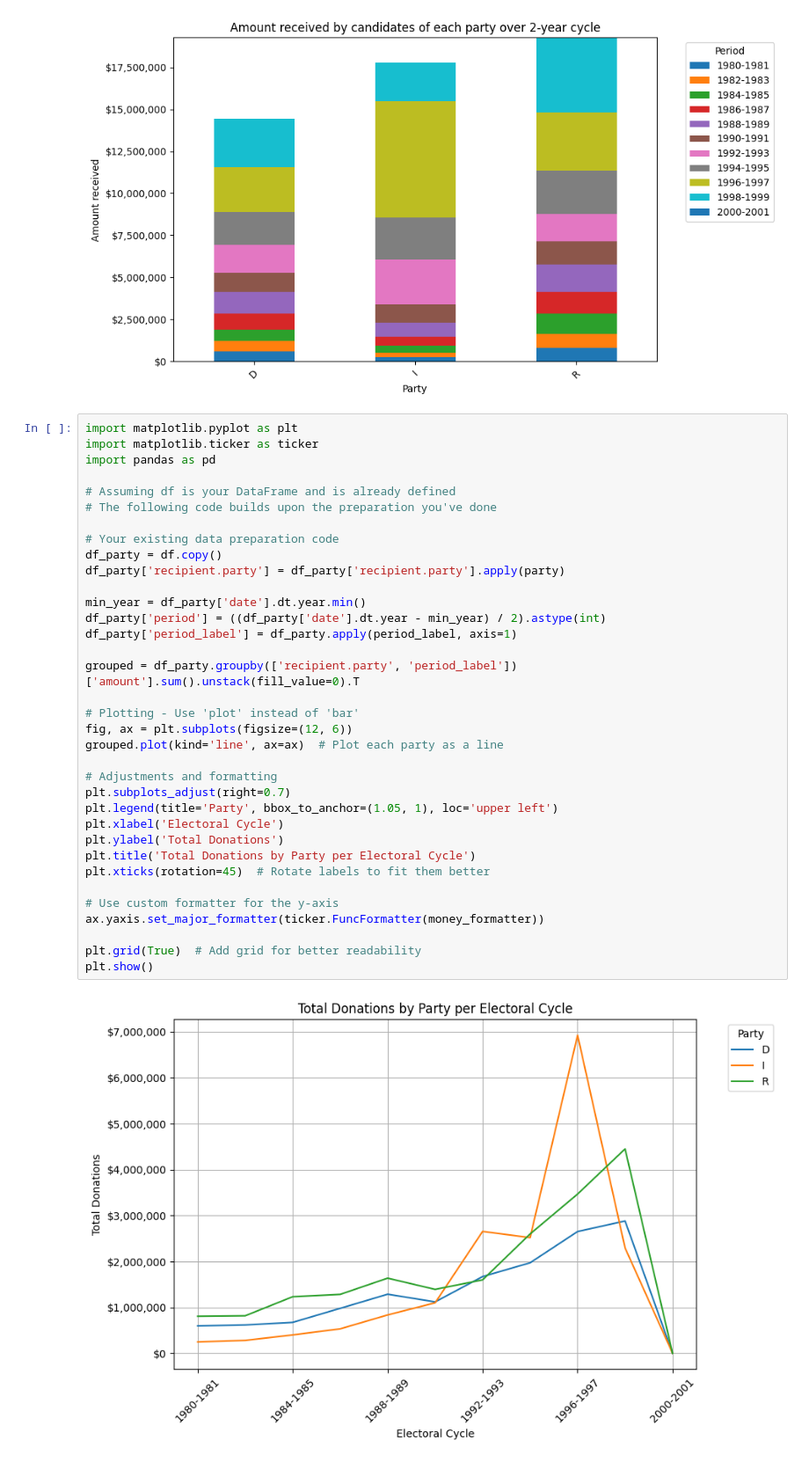
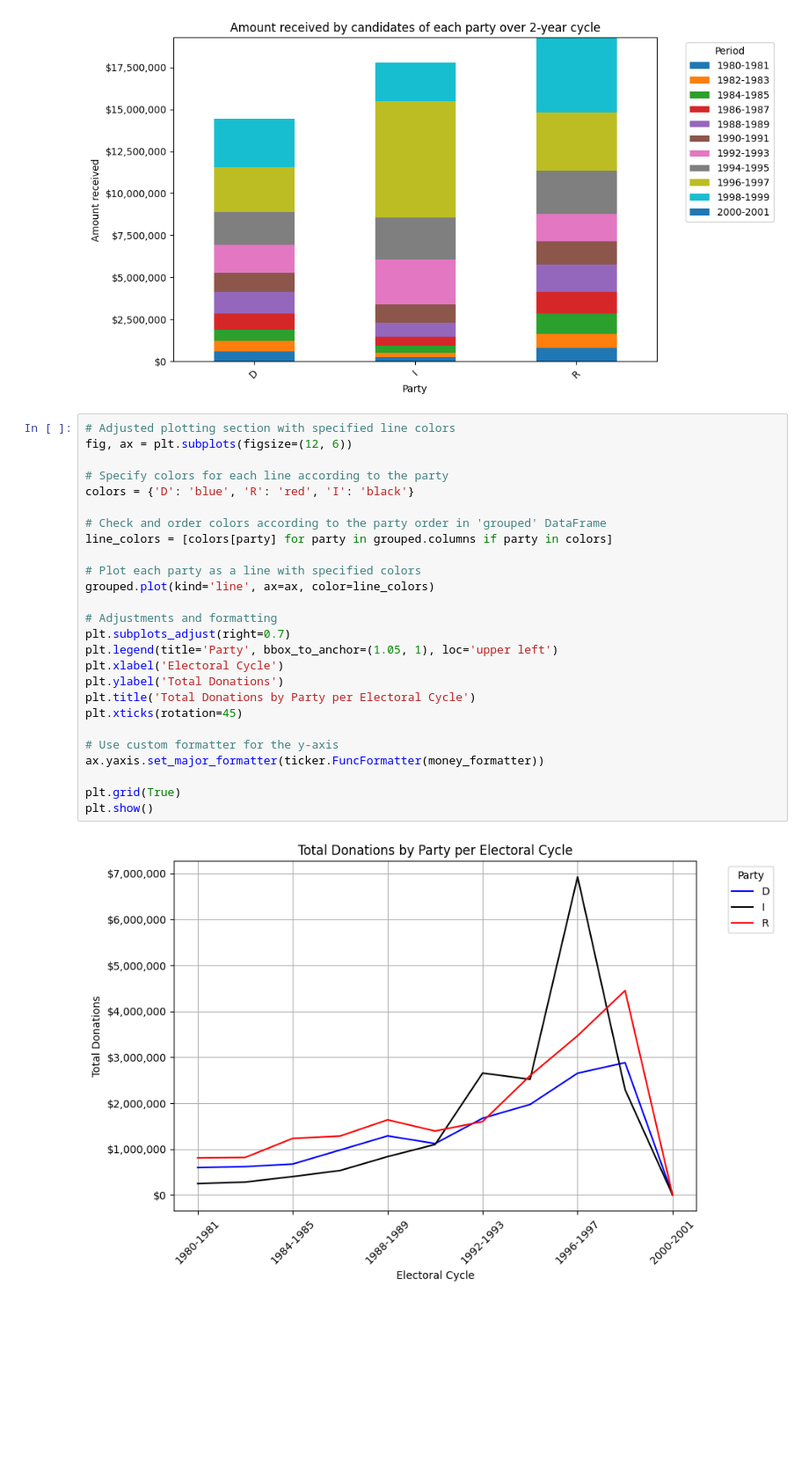
Before and after one commit to aaronzberger/donorAskAmount, a Jupyter notebook: src/eda.ipynb, the cells around one changed output. Shown at 88% size. Drawn from its saved outputs; the diff is of its cells as text; blank space fills up the shorter version.

Commit message:
fixed color issue

```diff
--- a/src/eda.ipynb
+++ b/src/eda.ipynb
@@ -160,39 +160,30 @@ plt.show()
 # %% [output]
 [figure]
 # %%
-import matplotlib.pyplot as plt
-import matplotlib.ticker as ticker
-import pandas as pd
+# Adjusted plotting section with specified line colors
+fig, ax = plt.subplots(figsize=(12, 6))
 
-# Assuming df is your DataFrame and is already defined
-# The following code builds upon the preparation you've done
+# Specify colors for each line according to the party
+colors = {'D': 'blue', 'R': 'red', 'I': 'black'}
 
-# Your existing data preparation code
-df_party = df.copy()
-df_party['recipient.party'] = df_party['recipient.party'].apply(party)
+# Check and order colors according to the party order in 'grouped' DataFrame
+line_colors = [colors[party] for party in grouped.columns if party in colors]
 
-min_year = df_party['date'].dt.year.min()
-df_party['period'] = ((df_party['date'].dt.year - min_year) / 2).astype(int)
-df_party['period_label'] = df_party.apply(period_label, axis=1)
-
-grouped = df_party.groupby(['recipient.party', 'period_label'])['amount'].sum().unstack(fill_value=0).T
-
-# Plotting - Use 'plot' instead of 'bar'
-fig, ax = plt.subplots(figsize=(12, 6))
-grouped.plot(kind='line', ax=ax)  # Plot each party as a line
+# Plot each party as a line with specified colors
+grouped.plot(kind='line', ax=ax, color=line_colors)
 
 # Adjustments and formatting
 plt.subplots_adjust(right=0.7)
 plt.legend(title='Party', bbox_to_anchor=(1.05, 1), loc='upper left')
 plt.xlabel('Electoral Cycle')
 plt.ylabel('Total Donations')
 plt.title('Total Donations by Party per Electoral Cycle')
-plt.xticks(rotation=45)  # Rotate labels to fit them better
+plt.xticks(rotation=45)
 
 # Use custom formatter for the y-axis
 ax.yaxis.set_major_formatter(ticker.FuncFormatter(money_formatter))
 
-plt.grid(True)  # Add grid for better readability
+plt.grid(True)
 plt.show()
 # %% [output]
-[figure, old version]
+[figure, new version]
```
